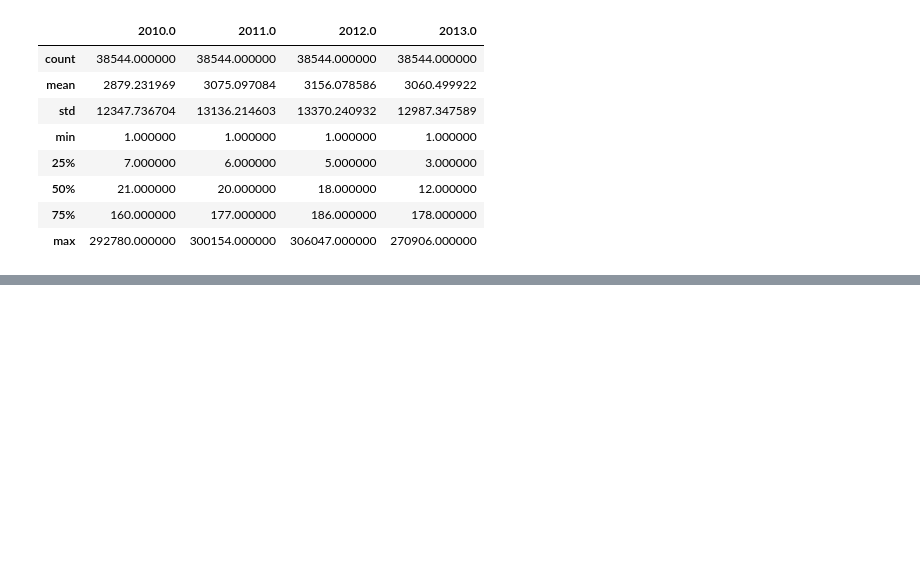
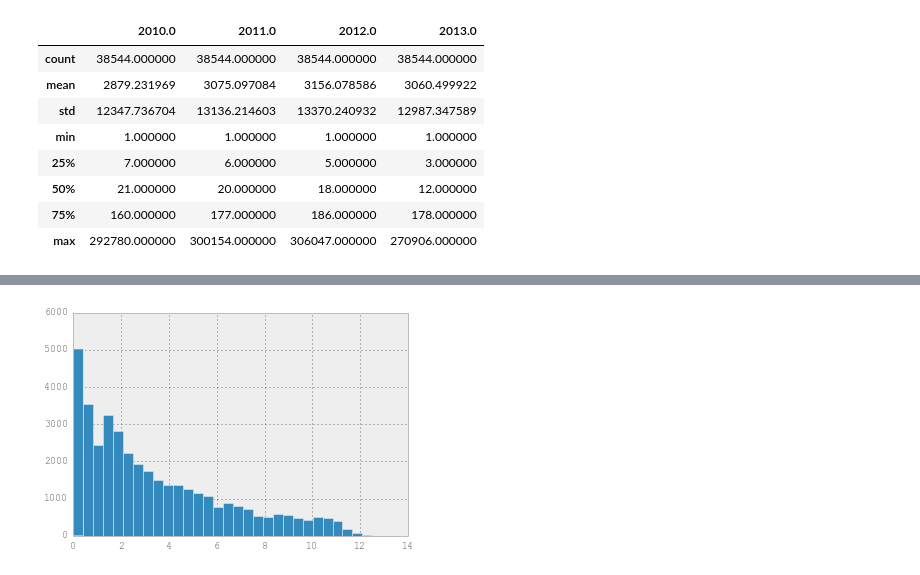
Before and after one commit to AmandaDoyle/BigDataTaxiFinalProject, a Jupyter notebook: ExploratoryAnalysis.ipynb, the cells around one changed output, grey strips where cells are left out. Saved outputs shown, nothing was run; the diff lists cells and outputs as text; code cells hidden in the pictures; blank space fills up the shorter version.

```diff
--- a/ExploratoryAnalysis.ipynb
+++ b/ExploratoryAnalysis.ipynb
@@ -163,0 +140,6 @@ cat EveningPickups.json
+# %%
+plt.hist(np.log(dfep[2013.0].values), bins = 30)
+plt.ylim(0,6000)
+plt.show()
+# %% [output]
+[figure, added]
```
Also changed, not shown: parts of 19 cells of this notebook.
